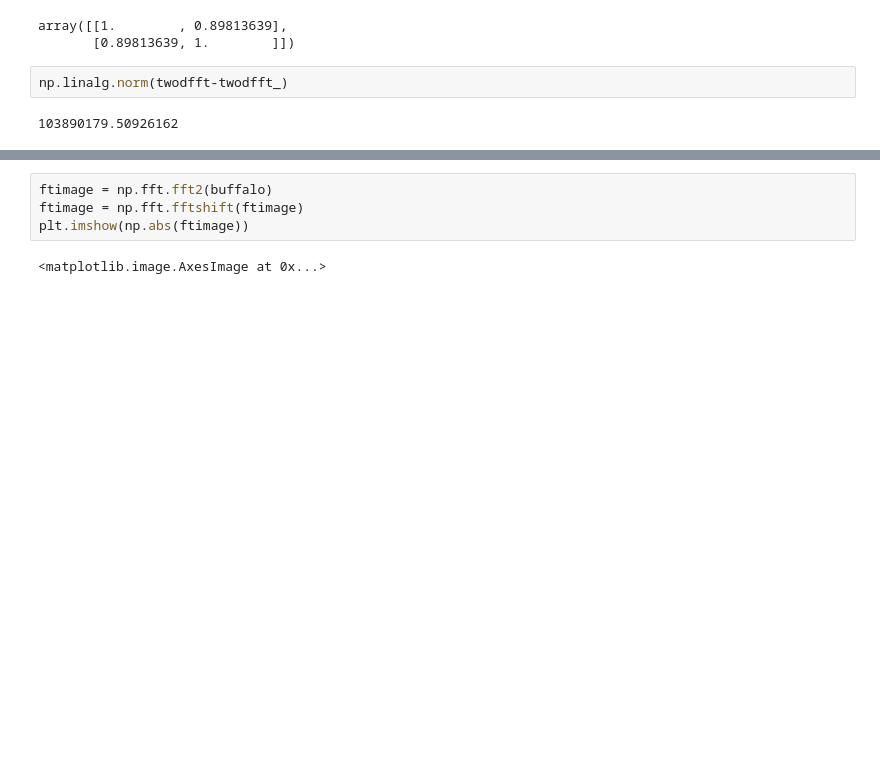
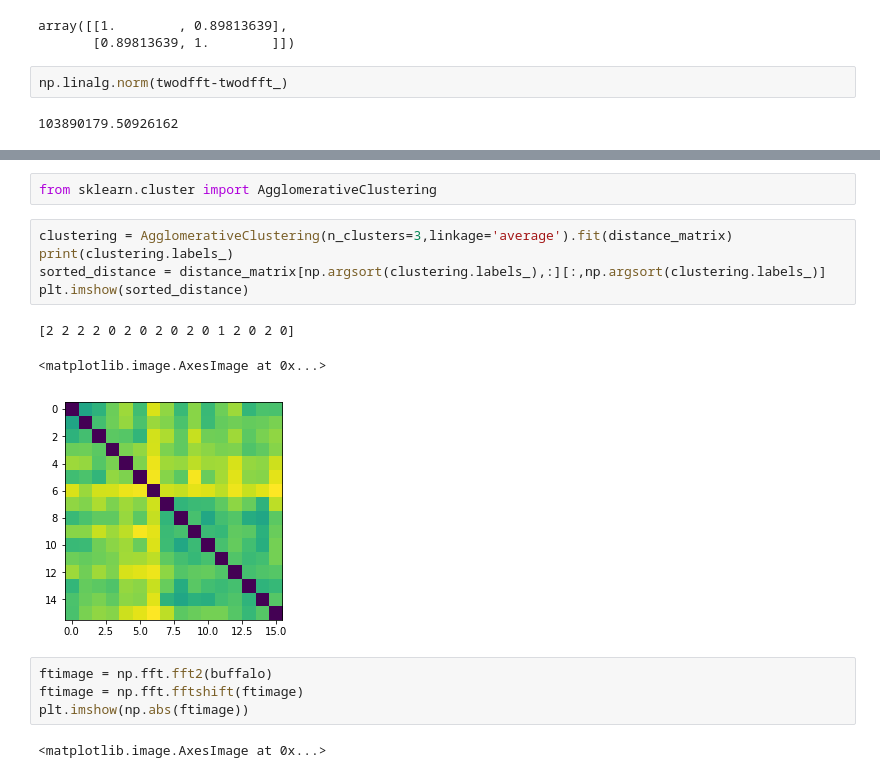
Before and after one commit to denmanlab/djd_notebooks, a Jupyter notebook: composite_images.ipynb, the cells around one changed output, grey strips where cells are left out. Drawn from its saved outputs; the diff is of its cells as text; blank space fills up the shorter version.

```diff
--- a/composite_images.ipynb
+++ b/composite_images.ipynb
@@ -63,3 +105,14 @@ np.linalg.norm(twodfft-twodfft_)
+# %%
+from sklearn.cluster import AgglomerativeClustering
+# %%
+clustering = AgglomerativeClustering(n_clusters=3,linkage='average').fit(distance_matrix)
+print(clustering.labels_)
+sorted_distance = distance_matrix[np.argsort(clustering.labels_),:][:,np.argsort(clustering.labels_)]
+plt.imshow(sorted_distance)
+# %% [output]
+[2 2 2 2 0 2 0 2 0 2 0 1 2 0 2 0]
+<matplotlib.image.AxesImage at 0x...>
+[figure, added]
 # %%
 ftimage = np.fft.fft2(buffalo)
 ftimage = np.fft.fftshift(ftimage)
```
Also changed, not shown: parts of 4 cells of this notebook.
